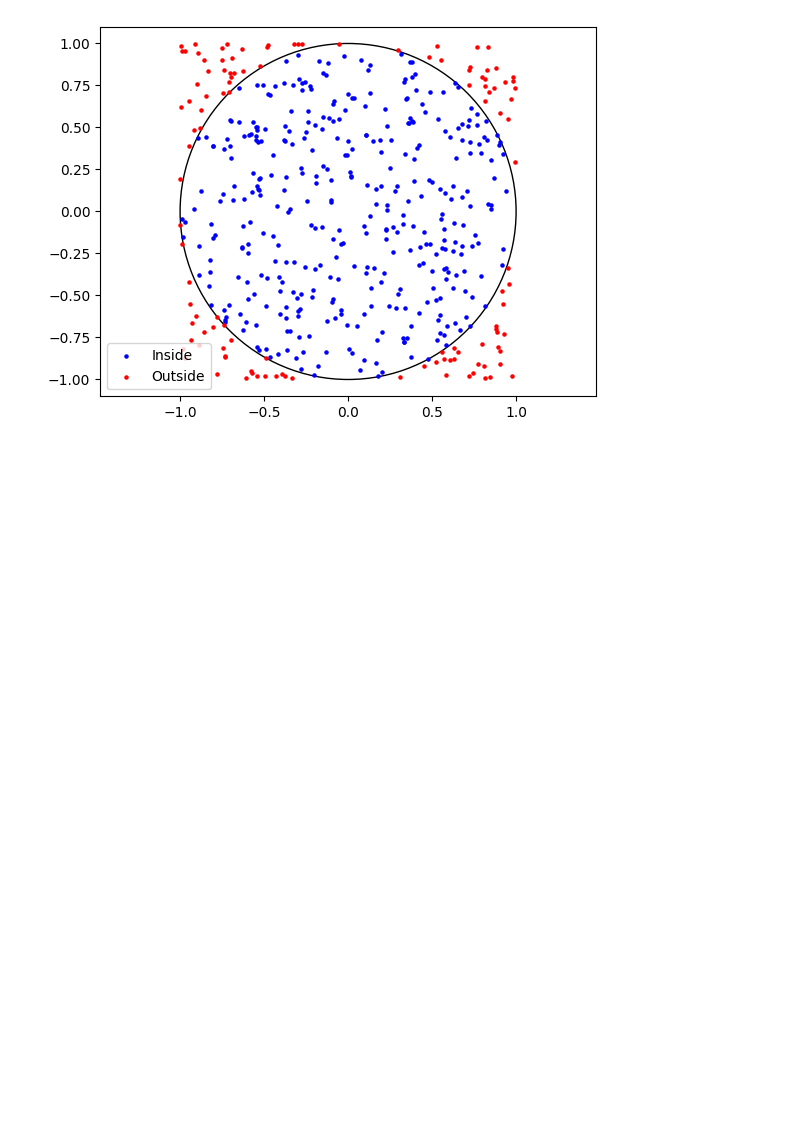
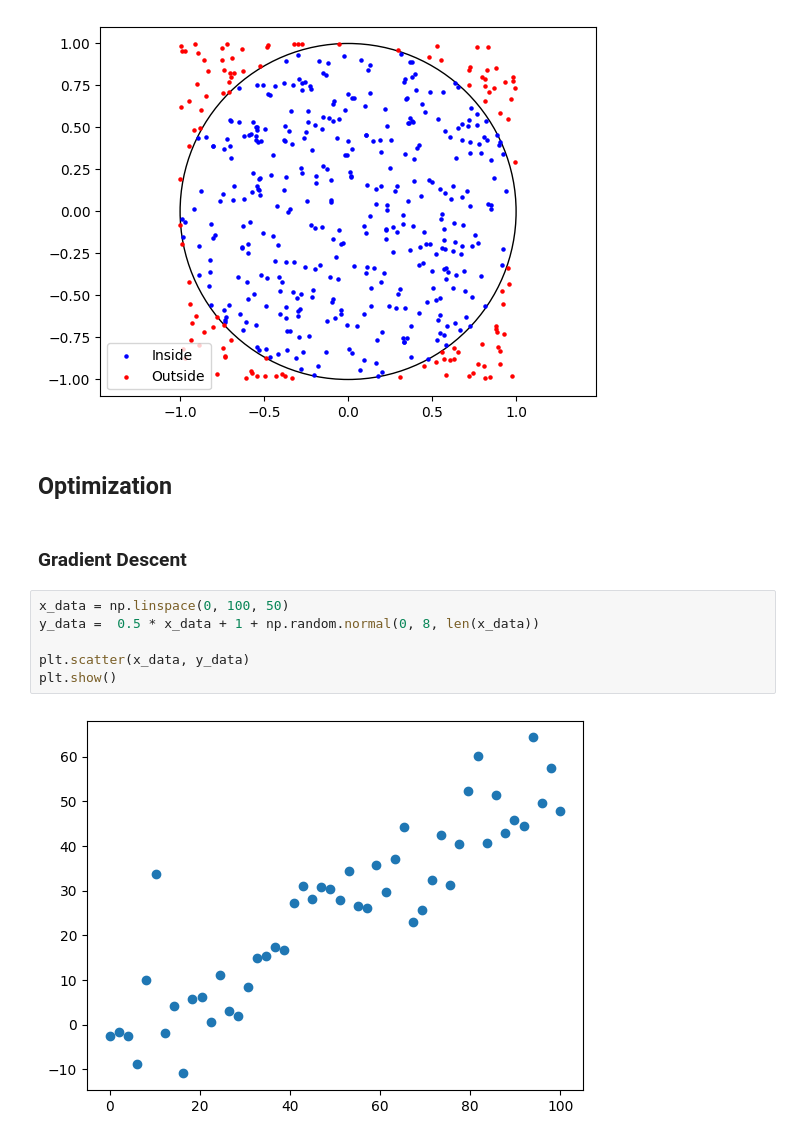
Before and after one commit to joshfpedro/math-328, a Jupyter notebook: numerical_calculus.ipynb, the cells around one changed output. Drawn from its saved outputs; the diff is of its cells as text; blank space fills up the shorter version.

```diff
--- a/numerical_calculus.ipynb
+++ b/numerical_calculus.ipynb
@@ -249,3 +249,15 @@ plt.legend()
 plt.show()
 # %% [output]
 [figure]
+# %% [markdown]
+## Optimization
+# %% [markdown]
+### Gradient Descent
+# %%
+x_data = np.linspace(0, 100, 50)
+y_data =  0.5 * x_data + 1 + np.random.normal(0, 8, len(x_data))
+
+plt.scatter(x_data, y_data)
+plt.show()
+# %% [output]
+[figure, added]
```
Also changed, not shown: parts of 4 cells of this notebook.
